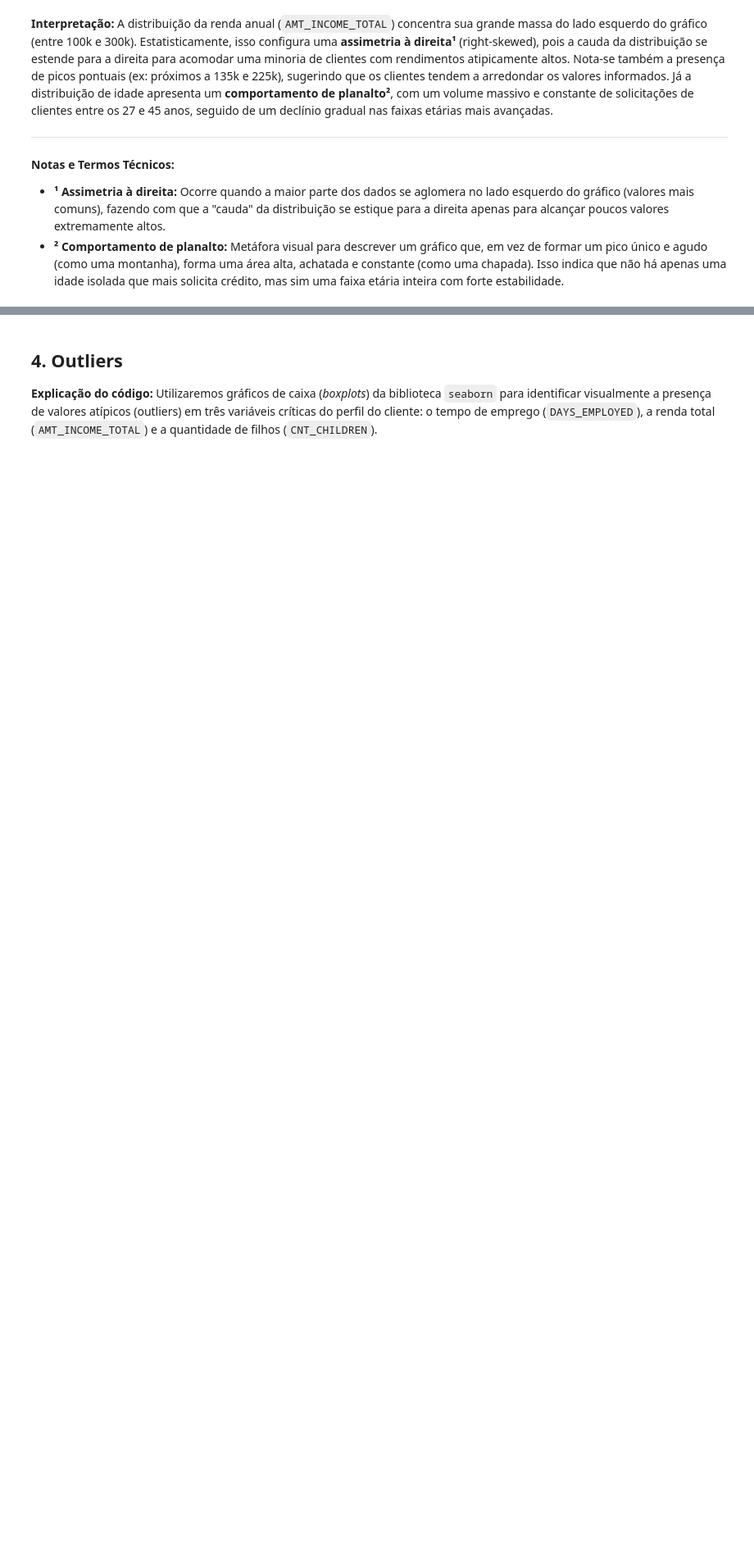
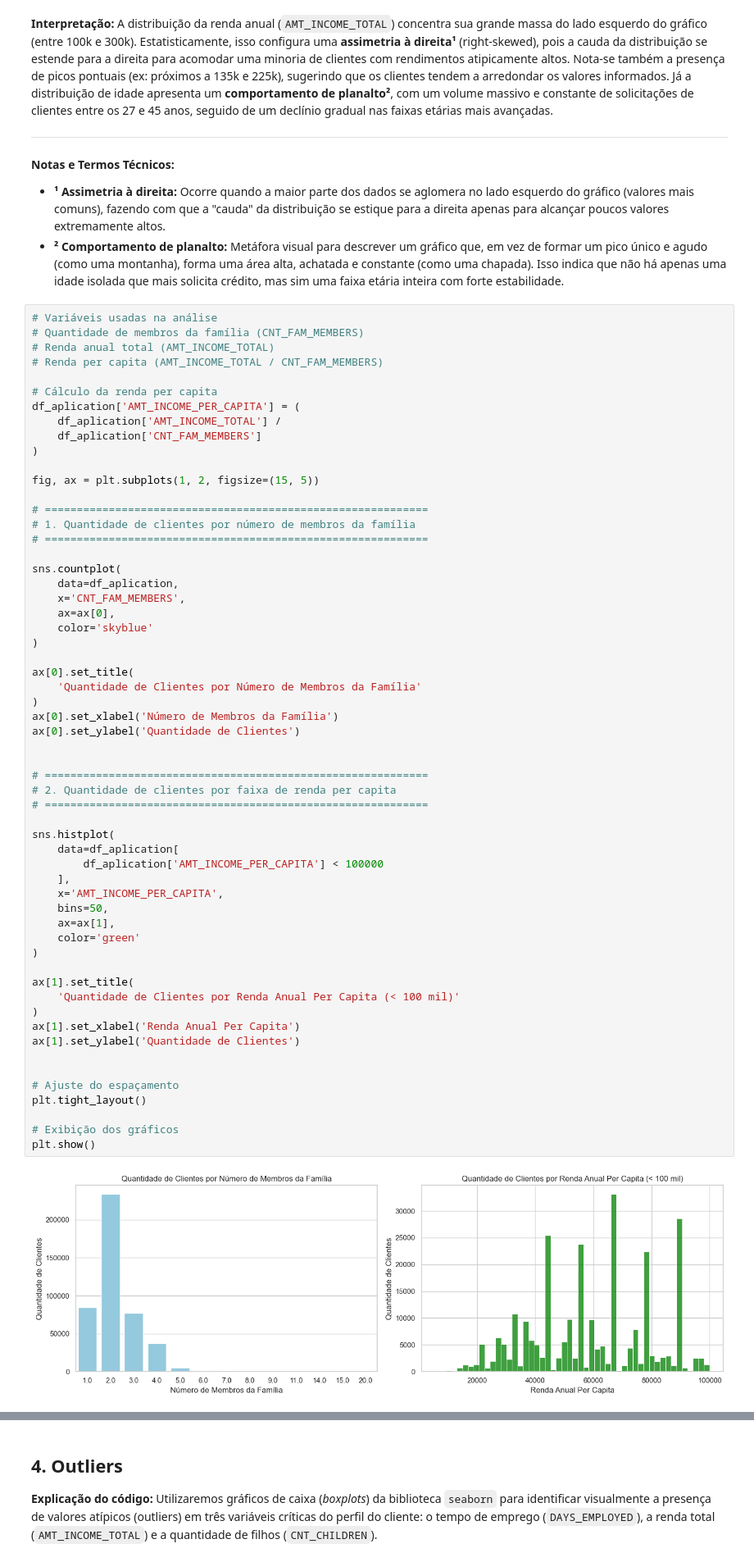
Before and after one commit to fagnermacedo/tech-challenge-fase2, a Jupyter notebook: notebooks/01_eda.ipynb, the cells around one changed output, grey strips where cells are left out. Shown at 82% size. Cells and saved outputs as stored; diff of their text form; blank space fills up the shorter version.

```diff
--- a/notebooks/01_eda.ipynb
+++ b/notebooks/01_eda.ipynb
@@ -267,6 +265,66 @@ plt.show()
 **Notas e Termos Técnicos:**
 *   **¹ Assimetria à direita:** Ocorre quando a maior parte dos dados se aglomera no lado esquerdo do gráfico (valores mais comuns), fazendo com que a "cauda" da distribuição se estique para a direita apenas para alcançar poucos valores extremamente altos.
 *   **² Comportamento de planalto:** Metáfora visual para descrever um gráfico que, em vez de formar um pico único e agudo (como uma montanha), forma uma área alta, achatada e constante (como uma chapada). Isso indica que não há apenas uma idade isolada que mais solicita crédito, mas sim uma faixa etária inteira com forte estabilidade.
+# %%
+# Variáveis usadas na análise
+# Quantidade de membros da família (CNT_FAM_MEMBERS)
+# Renda anual total (AMT_INCOME_TOTAL)
+# Renda per capita (AMT_INCOME_TOTAL / CNT_FAM_MEMBERS)
+
+# Cálculo da renda per capita
+df_aplication['AMT_INCOME_PER_CAPITA'] = (
+    df_aplication['AMT_INCOME_TOTAL'] /
+    df_aplication['CNT_FAM_MEMBERS']
+)
+
+fig, ax = plt.subplots(1, 2, figsize=(15, 5))
+
+# ============================================================
+# 1. Quantidade de clientes por número de membros da família
+# ============================================================
+
+sns.countplot(
+    data=df_aplication,
+    x='CNT_FAM_MEMBERS',
+    ax=ax[0],
+    color='skyblue'
+)
+
+ax[0].set_title(
+    'Quantidade de Clientes por Número de Membros da Família'
+)
+ax[0].set_xlabel('Número de Membros da Família')
+ax[0].set_ylabel('Quantidade de Clientes')
+
+
+# ============================================================
+# 2. Quantidade de clientes por faixa de renda per capita
+# ============================================================
+
+sns.histplot(
+    data=df_aplication[
+        df_aplication['AMT_INCOME_PER_CAPITA'] < 100000
+    ],
+    x='AMT_INCOME_PER_CAPITA',
+    bins=50,
+    ax=ax[1],
+    color='green'
+)
+
+ax[1].set_title(
+    'Quantidade de Clientes por Renda Anual Per Capita (< 100 mil)'
+)
+ax[1].set_xlabel('Renda Anual Per Capita')
+ax[1].set_ylabel('Quantidade de Clientes')
+
+
+# Ajuste do espaçamento
+plt.tight_layout()
+
+# Exibição dos gráficos
+plt.show()
+# %% [output]
+[figure, added]
 # %% [markdown]
 ## 3. Correlações
 
```
Also changed, not shown: parts of 1 cell of this notebook, 1 other file.
